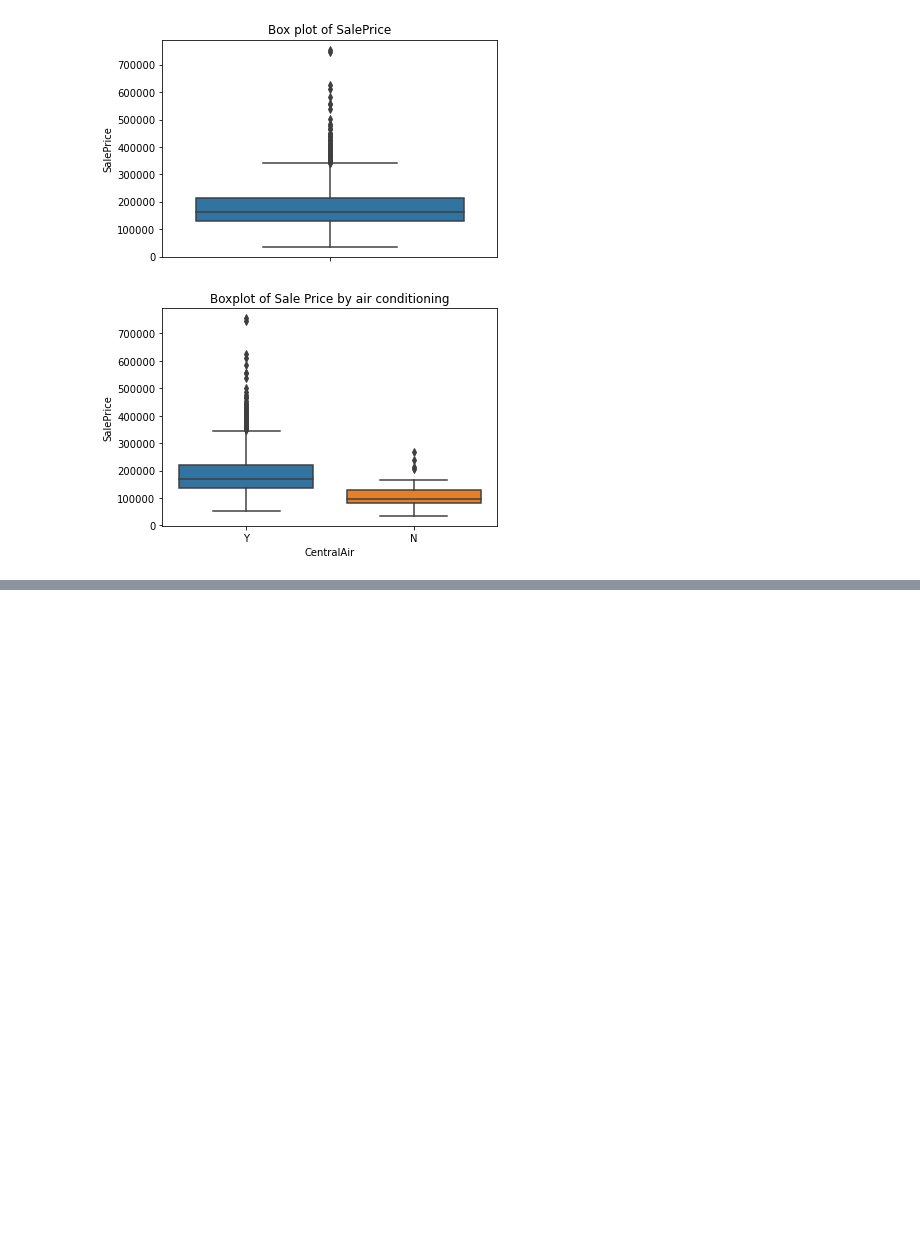
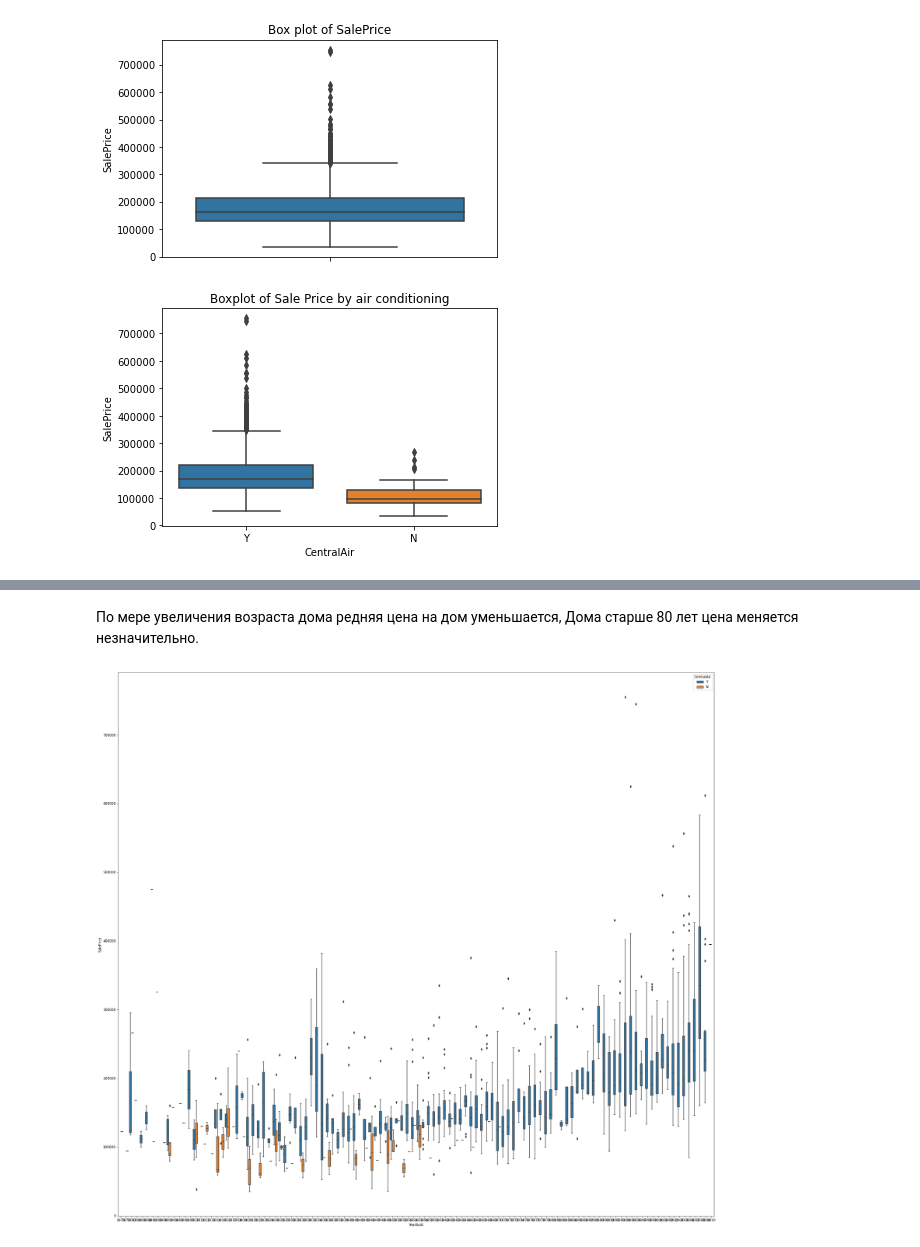
Before and after one commit to Graf35/practice, a Jupyter notebook: chapter_1/blok_5/1.5.3/Task_1.5.3.ipynb, the cells around one changed output, grey strips where cells are left out. Drawn from its saved outputs; the diff is of its cells as text; code cells hidden in the pictures; blank space fills up the shorter version.

```diff
--- a/chapter_1/blok_5/1.5.3/Task_1.5.3.ipynb
+++ b/chapter_1/blok_5/1.5.3/Task_1.5.3.ipynb
@@ -298,0 +358,9 @@ TypeError: 'NoneType' object is not iterable
+# %% [markdown]
+По мере увеличения возраста дома редняя цена на дом уменьшается, Дома старше 80 лет цена меняется незначительно.
+# %%
+plt.figure(figsize=(32, 30))
+sns.boxplot(x="YearBuilt", y="SalePrice",
+hue="CentralAir", data=df)
+plt.show()
+# %% [output]
+[figure, added]
```
Also changed, not shown: parts of 20 cells of this notebook.
